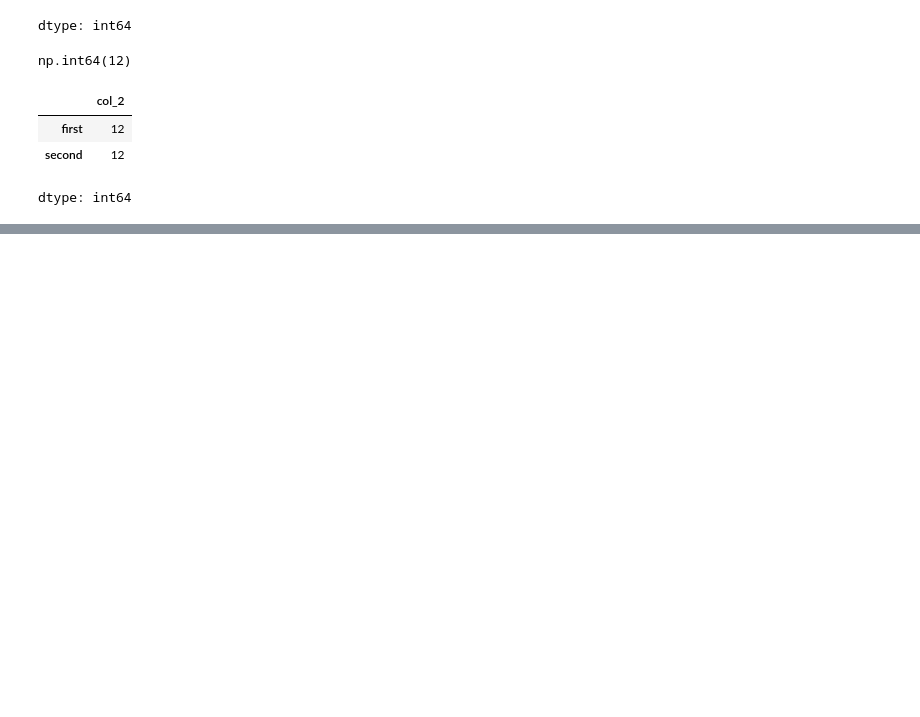
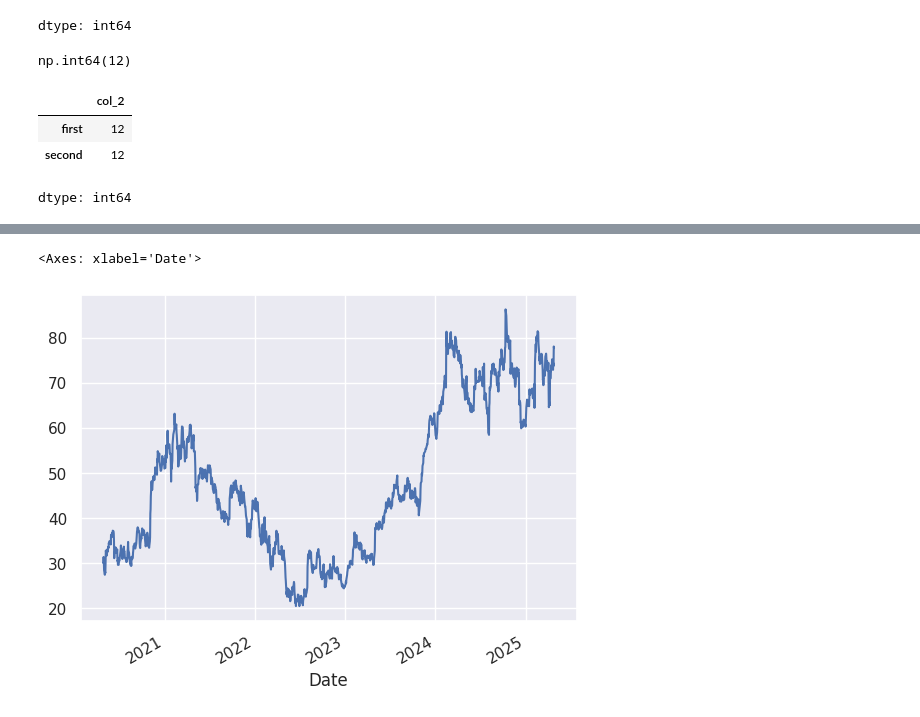
Before and after one commit to DomSarr/data_science_example_1, a Jupyter notebook: Panda/DataFrame_DataSeries.ipynb, the cells around one changed output, grey strips where cells are left out. Saved outputs shown, nothing was run; the diff lists cells and outputs as text; code cells hidden in the pictures; blank space fills up the shorter version.

```diff
--- a/Panda/DataFrame_DataSeries.ipynb
+++ b/Panda/DataFrame_DataSeries.ipynb
@@ -414,0 +560,5 @@ dtype: int64
+# %%
+df.Close.plot()
+# %% [output]
+<Axes: xlabel='Date'>
+[figure, added]
```
Also changed, not shown: parts of 16 cells of this notebook.
